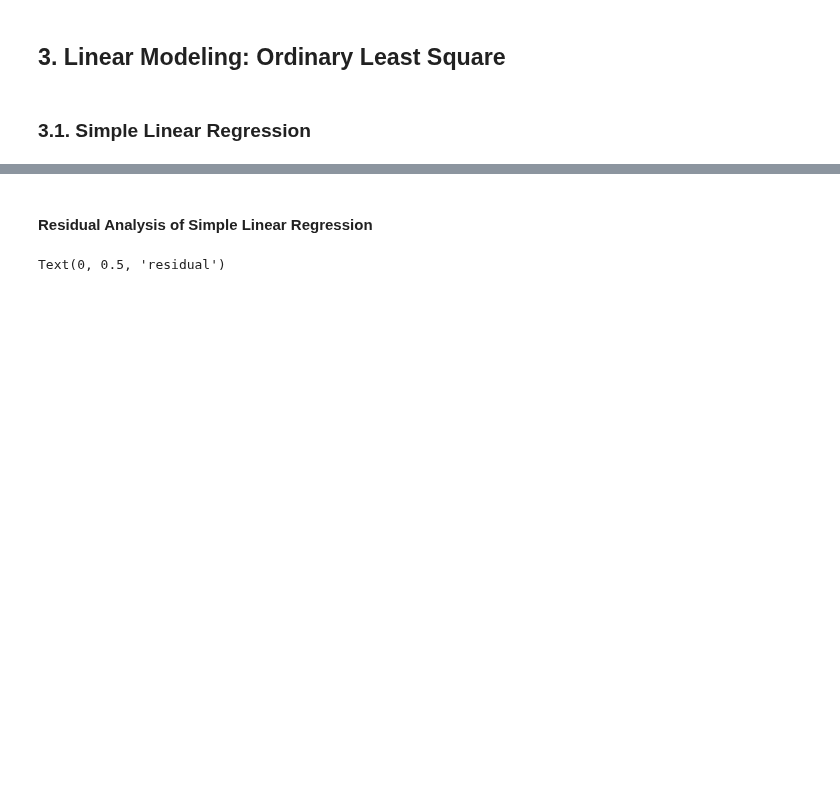
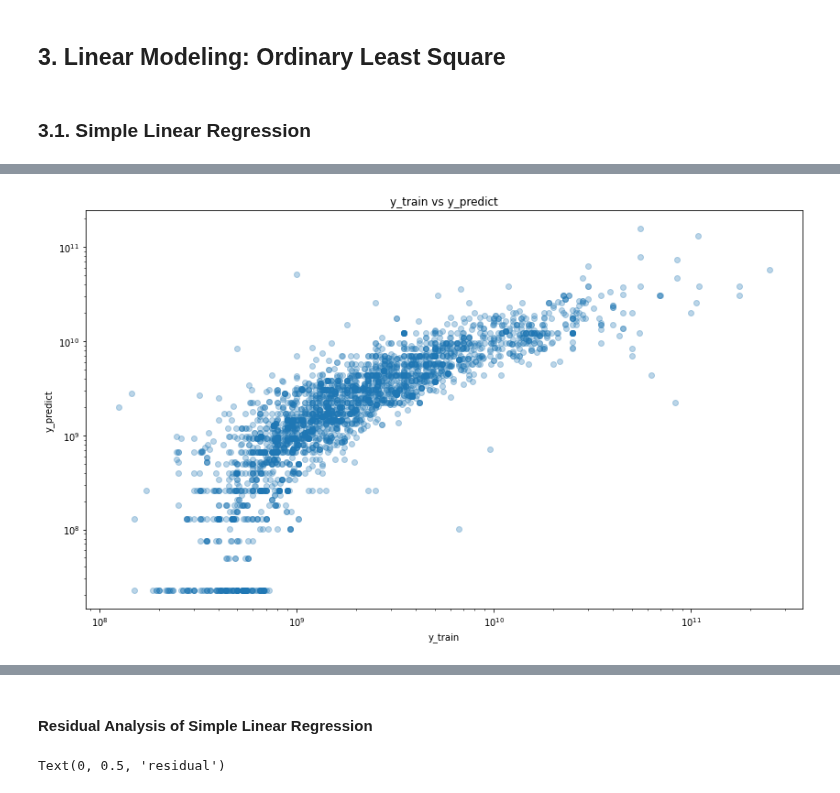
Before and after one commit to nbarizki/jabodetabekhousepricing, a Jupyter notebook: 3 - Linear Modeling of House Price.ipynb, the cells around one changed output, grey strips where cells are left out. Cells and saved outputs as stored; diff of their text form; code cells hidden in the pictures; blank space fills up the shorter version.

```diff
--- a/3 - Linear Modeling of House Price.ipynb
+++ b/3 - Linear Modeling of House Price.ipynb
@@ -528,0 +529,13 @@ ax.set_yscale('log')
+# %%
+y_predict = results.predict(exog=X).values.reshape(-1, 1)
+y = y_train.price_in_rp.values.reshape(-1, 1)
+
+fig, ax = plt.subplots(figsize=(14, 8))
+ax.scatter(x=y, y=y_predict, alpha=0.3)
+ax.set_title('y_train vs y_predict')
+ax.set_xlabel('y_train')
+ax.set_ylabel('y_predict')
+ax.set_xscale('log')
+ax.set_yscale('log')
+# %% [output]
+[figure, added]
```
Also changed, not shown: parts of 20 cells of this notebook.
